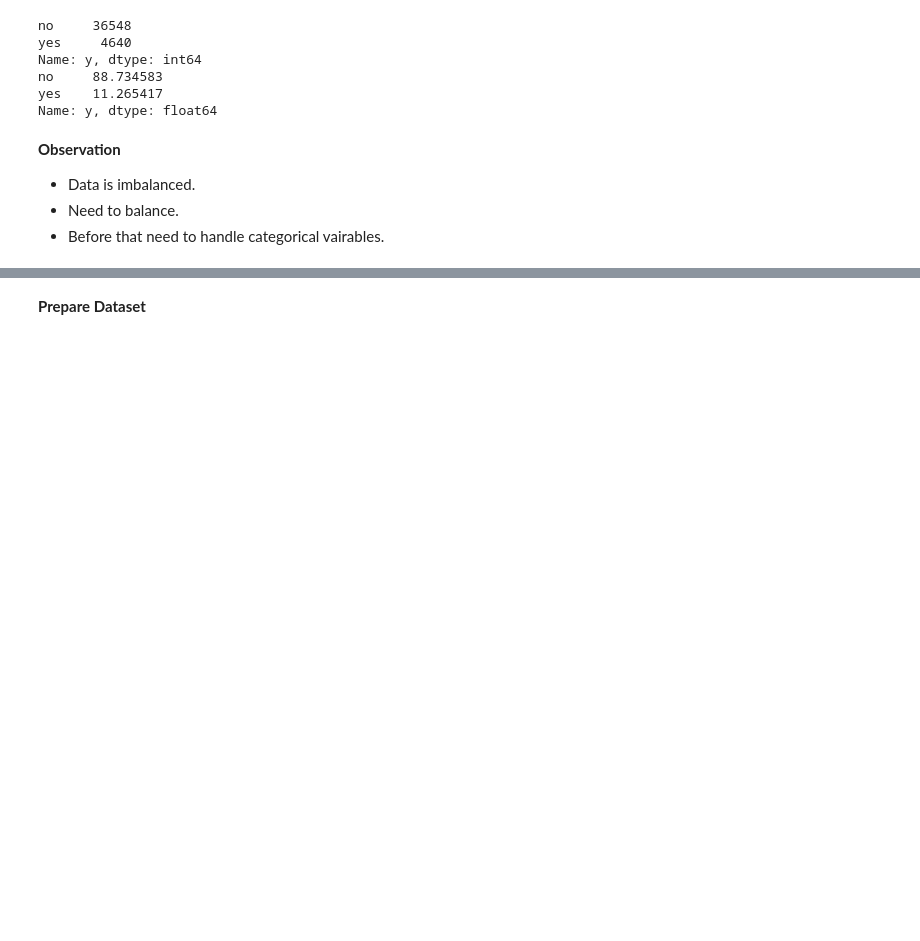
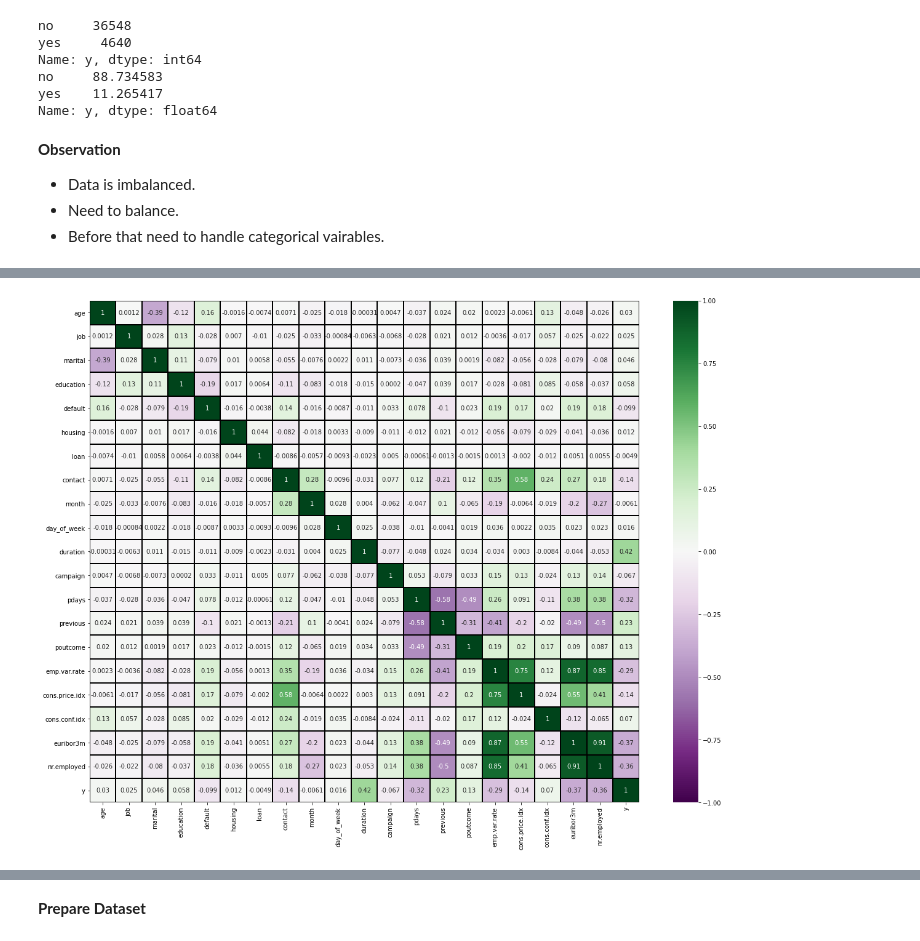
Before and after one commit to GDhasade/BankMarketing_Classification_Project, a Jupyter notebook: ML_Modelling_Code.ipynb, the cells around one changed output, grey strips where cells are left out. Cells and saved outputs as stored; diff of their text form; code cells hidden in the pictures; blank space fills up the shorter version.

```diff
--- a/ML_Modelling_Code.ipynb
+++ b/ML_Modelling_Code.ipynb
@@ -243,0 +246,19 @@ Name: y, dtype: float64
+# %%
+def Encode_Data(dataframe):
+    from sklearn.preprocessing import LabelEncoder
+    for col in dataframe.columns:
+        if dataframe[col].dtype.name == "category" or "object":
+            le = LabelEncoder()
+            dataframe[col]=le.fit_transform(dataframe[col])
+    return dataframe
+
+
+def Display_Correlation(EncodedData):
+    plt.figure(figsize=(20,15))
+    corr = EncodedData.corr()
+    sns.heatmap(corr,
+                xticklabels=corr.columns,
+                yticklabels=corr.columns,cmap="PRGn",annot=True,vmin=-1, vmax=1,linewidths=1,linecolor='black')
+    plt.show()
+# %%
+EDADataFrame = DataFrame1.copy()
@@ -243,0 +269,2 @@ Name: y, dtype: float64
+# %%
+EncodedData = Encode_Data(EDADataFrame)
@@ -243,0 +291,4 @@ Name: y, dtype: float64
+# %%
+Display_Correlation(EncodedData)
+# %% [output]
+[figure, added]
```
Also changed, not shown: parts of 28 cells of this notebook.
